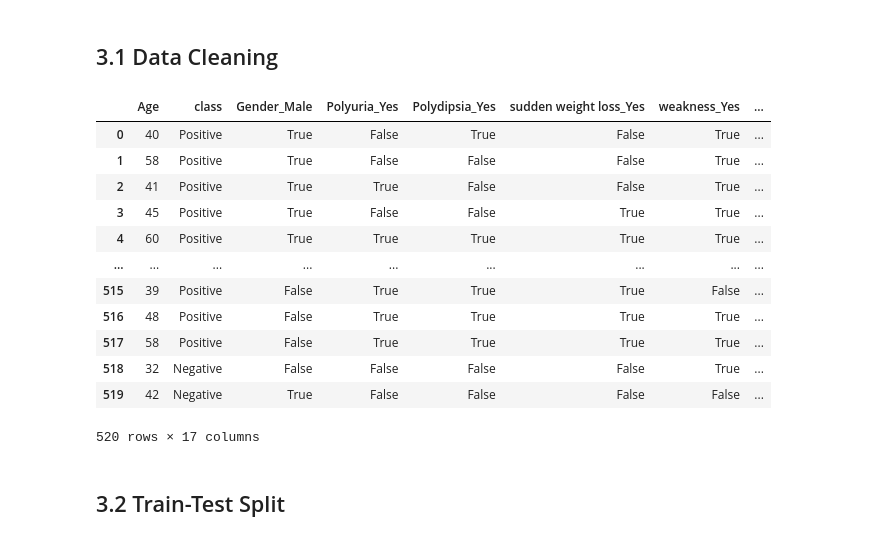
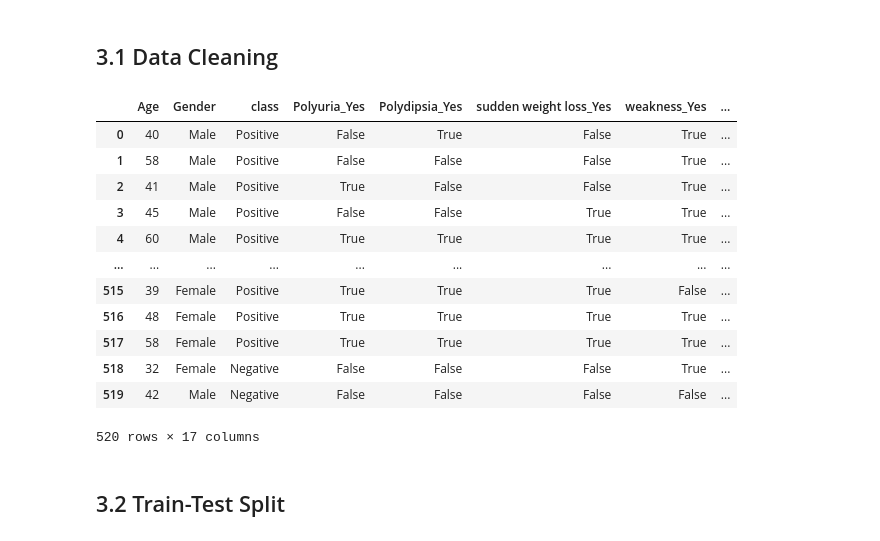
Before and after one commit to dennisho004/MLDP_Project, a Jupyter notebook: MLDP_Program_Codes_Submission_Template.ipynb, the cells around one changed output. Cells and saved outputs as stored; diff of their text form; code cells hidden in the pictures.

```diff
--- a/MLDP_Program_Codes_Submission_Template.ipynb
+++ b/MLDP_Program_Codes_Submission_Template.ipynb
@@ -32,7 +32,7 @@ Goal: To build a machine learning classification model that predicts the likelih
 ## 2.1 Load dataset
 # %%
 ## Read *.csv file into pandas DataFrame
-FILE_PATH = r"C:\Users\denni\Downloads\early+stage+diabetes+risk+prediction+dataset\diabetes_data_upload.csv"
+FILE_PATH = r"C:\Users\hoden\Downloads\early+stage+diabetes+risk+prediction+dataset\diabetes_data_upload.csv"
 df = pd.read_csv(FILE_PATH)
 # %% [markdown]
 ## 2.2 Summary Statistics
@@ -238,27 +290,27 @@ Name: class, dtype: float64
 # %%
 ## Clean data
 
 ## One Hot Encoding
 pd.get_dummies(df,
-               columns=['Gender', 'Polyuria', 'Polydipsia', 'sudden weight loss', 'weakness',
+               columns=['Polyuria', 'Polydipsia', 'sudden weight loss', 'weakness',
             'Polyphagia', 'Genital thrush', 'visual blurring', 'Itching',
             'Irritability', 'delayed healing', 'partial paresis',
             'muscle stiffness', 'Alopecia', 'Obesity'],
                drop_first=True
                )
 # %% [output]
-|  | Age | class | Gender_Male | Polyuria_Yes | Polydipsia_Yes | sudden weight loss_Yes | weakness_Yes | ... |
-| 0 | 40 | Positive | True | False | True | False | True | ... |
-| 1 | 58 | Positive | True | False | False | False | True | ... |
-| 2 | 41 | Positive | True | True | False | False | True | ... |
-| 3 | 45 | Positive | True | False | False | True | True | ... |
-| 4 | 60 | Positive | True | True | True | True | True | ... |
+|  | Age | Gender | class | Polyuria_Yes | Polydipsia_Yes | sudden weight loss_Yes | weakness_Yes | ... |
+| 0 | 40 | Male | Positive | False | True | False | True | ... |
+| 1 | 58 | Male | Positive | False | False | False | True | ... |
+| 2 | 41 | Male | Positive | True | False | False | True | ... |
+| 3 | 45 | Male | Positive | False | False | True | True | ... |
+| 4 | 60 | Male | Positive | True | True | True | True | ... |
 | ... | ... | ... | ... | ... | ... | ... | ... | ... |
-| 515 | 39 | Positive | False | True | True | True | False | ... |
-| 516 | 48 | Positive | False | True | True | True | True | ... |
-| 517 | 58 | Positive | False | True | True | True | True | ... |
-| 518 | 32 | Negative | False | False | False | False | True | ... |
-| 519 | 42 | Negative | True | False | False | False | False | ... |
+| 515 | 39 | Female | Positive | True | True | True | False | ... |
+| 516 | 48 | Female | Positive | True | True | True | True | ... |
+| 517 | 58 | Female | Positive | True | True | True | True | ... |
+| 518 | 32 | Female | Negative | False | False | False | True | ... |
+| 519 | 42 | Male | Negative | False | False | False | False | ... |
 520 rows × 17 columns
 # %% [markdown]
 ## 3.2 Train-Test Split
```
Also changed, not shown: parts of 6 cells of this notebook.
